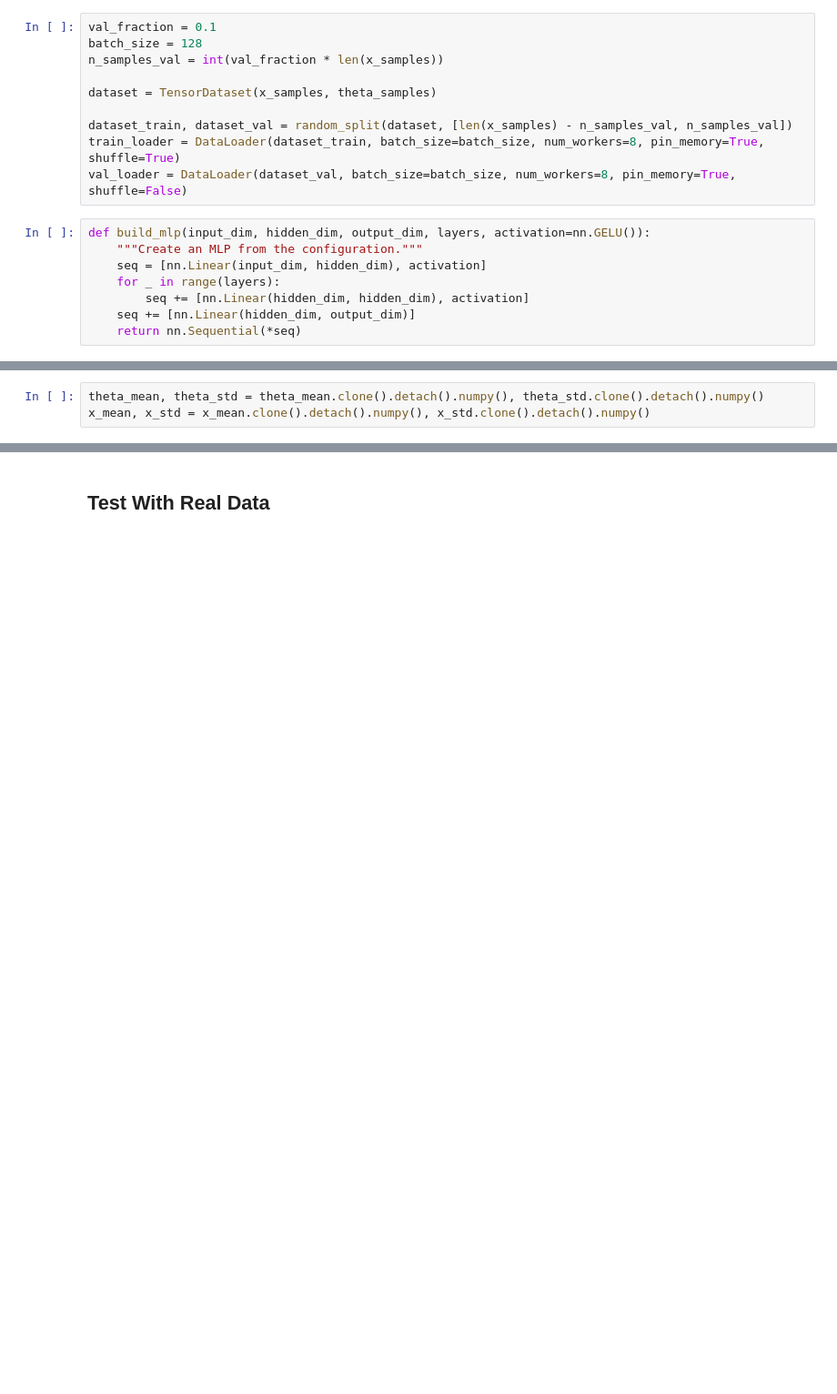
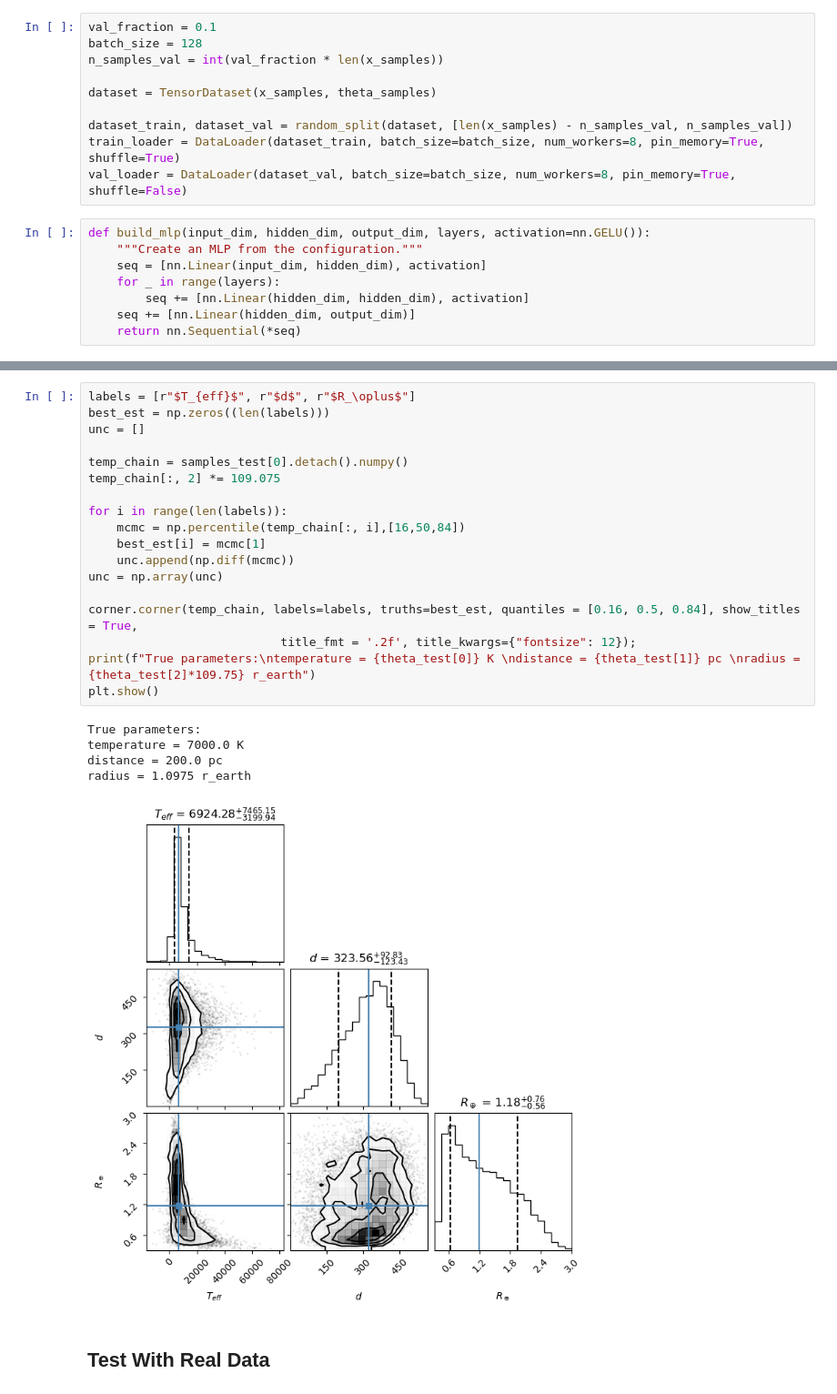
Before and after one commit to stefanarseneau/wd-simulationbasedinference, a Jupyter notebook: wd_sbi.ipynb, the cells around one changed output, grey strips where cells are left out. Shown at 91% size. Cells and saved outputs as stored; diff of their text form; blank space fills up the shorter version.

```diff
--- a/wd_sbi.ipynb
+++ b/wd_sbi.ipynb
@@ -159,3 +166,0 @@ plt.legend();
-# %%
-theta_mean, theta_std = theta_mean.clone().detach().numpy(), theta_std.clone().detach().numpy()
-x_mean, x_std = x_mean.clone().detach().numpy(), x_std.clone().detach().numpy()
@@ -255,3 +260,27 @@ RuntimeError: Expected all tensors to be on the same device, but found at least
+# %%
+labels = [r"$T_{eff}$", r"$d$", r"$R_\oplus$"]
+best_est = np.zeros((len(labels)))
+unc = []
+
+temp_chain = samples_test[0].detach().numpy()
+temp_chain[:, 2] *= 109.075
+
+for i in range(len(labels)):
+    mcmc = np.percentile(temp_chain[:, i],[16,50,84])
+    best_est[i] = mcmc[1]
+    unc.append(np.diff(mcmc))
+unc = np.array(unc)
+
+corner.corner(temp_chain, labels=labels, truths=best_est, quantiles = [0.16, 0.5, 0.84], show_titles = True,
+                           title_fmt = '.2f', title_kwargs={"fontsize": 12});
+print(f"True parameters:\ntemperature = {theta_test[0]} K \ndistance = {theta_test[1]} pc \nradius = {theta_test[2]*109.75} r_earth")
+plt.show()
+# %% [output]
+True parameters:
+temperature = 7000.0 K
+distance = 200.0 pc
+radius = 1.0975 r_earth
+[figure, added]
 # %% [markdown]
 ## Test With Real Data
 # %%
```
Also changed, not shown: parts of 10 cells of this notebook, 44 other files.
